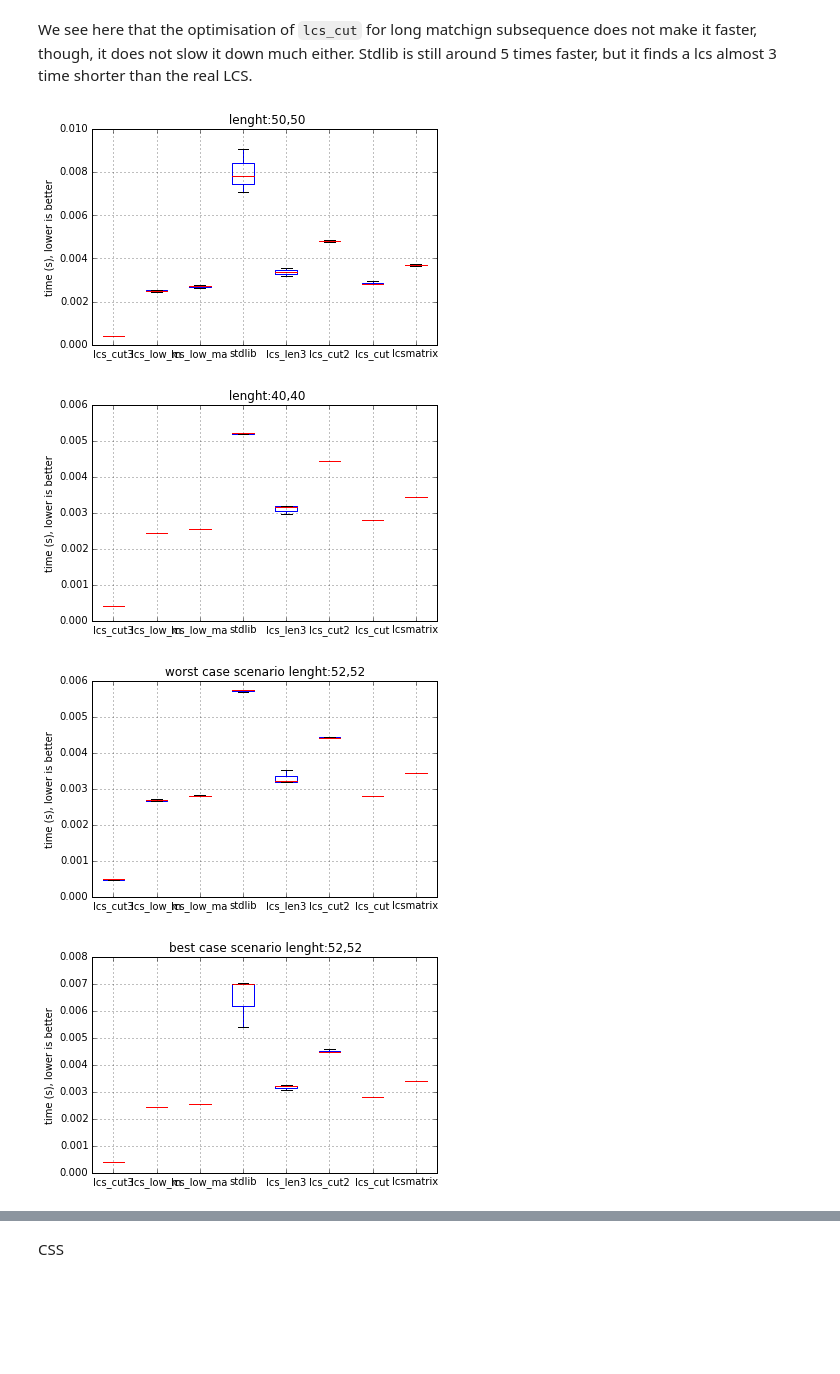
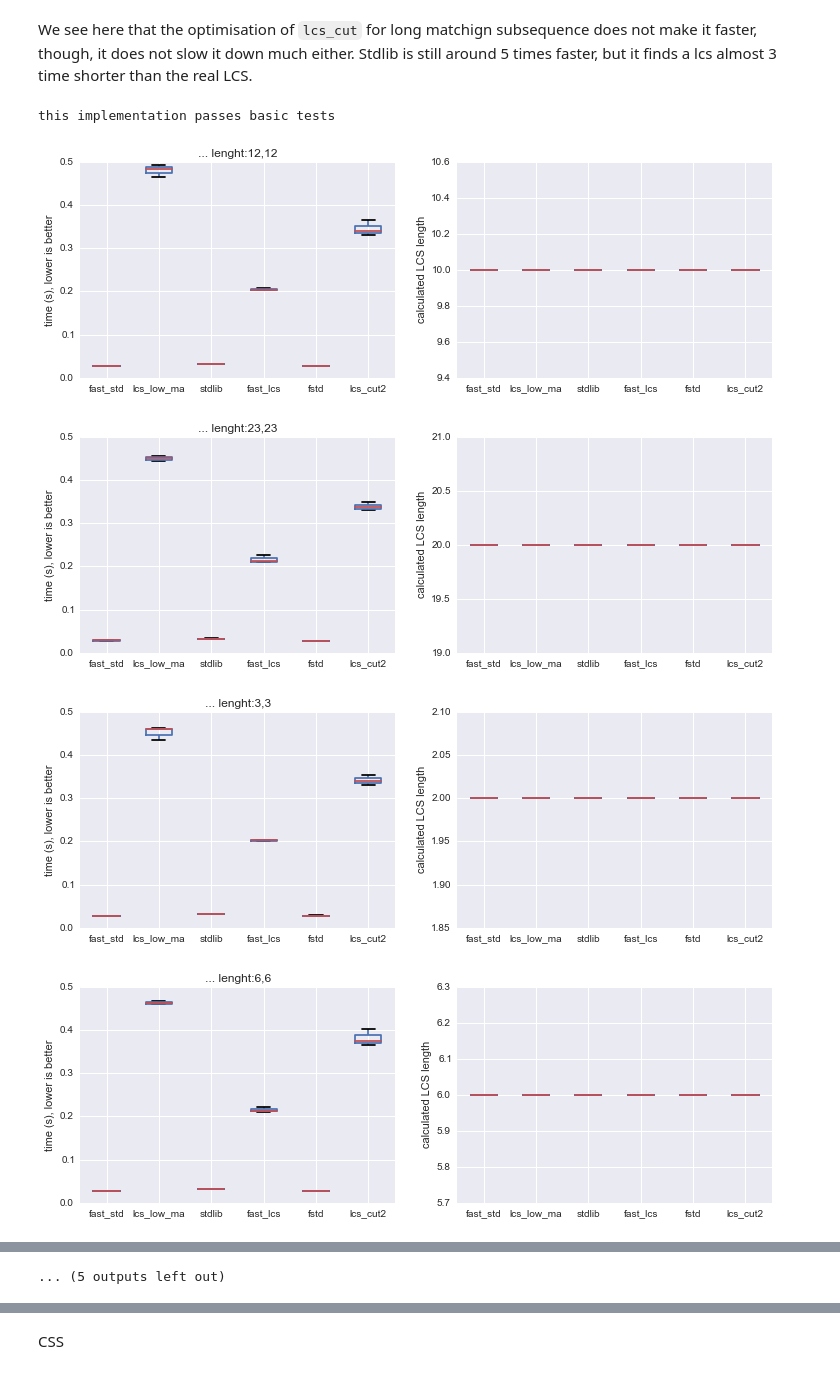
Before and after one commit to Carreau/difflib2.py, a Jupyter notebook: examples/difflib2.ipynb, the cells around one changed output, grey strips where cells are left out. Drawn from its saved outputs; the diff is of its cells as text; code cells hidden in the pictures; blank space fills up the shorter version.

```diff
--- a/examples/difflib2.ipynb
+++ b/examples/difflib2.ipynb
@@ -872,21 +652,30 @@ nt = 10
 s1 = "xzbet"*n
 s2 = "badct"*n
 
-case = (s1,s2,'')
+case = (s1,s2,20)
+
+utils.test_cases.append(case)
 
 s1 = "xada"*n
 s2 = "baza"*n
 
-case2 = (s1,s2,'')
-wcs = ( string.ascii_letters, list(reversed(string.ascii_letters)), 'worst case scenario' )
-bcs = ( string.ascii_letters, string.ascii_letters, 'best case scenario' )
+case2 = (s1,s2,20)
+utils.test_cases.append(case2)
+wcs = ( string.ascii_letters, list(reversed(string.ascii_letters)), 1, 'worst case scenario',1 )
+bcs = ( string.ascii_letters, string.ascii_letters,len(string.ascii_letters), 'best case scenario' )
+
+#utils.test_cases.append(wcs)
+#utils.test_cases.append(bcs)
-# %%
-test_case(case, agree=False)
-test_case(case2, agree=False)
-test_case(wcs, agree=False)
-test_case(bcs, agree=False)
-# %% [output]
-[figure, removed]
-[figure, removed]
-[figure, removed]
-[figure, removed]
+# %%
+fast_lcs = rem_common_extrem( opt_common_char(lcs_cut2) )
+fast_lcs.__name__ = 'fast_lcs'
+fast_lcs = greg(fast_lcs)
+
+for case in utils.test_cases:
+    test_case(case)
+# %% [output]
+this implementation passes basic tests
+[figure, added]
+[figure, added]
+[figure, added]
+[figure, added]
@@ -892,0 +689 @@ test_case(bcs, agree=False)
+... (5 outputs left out)
```
Also changed, not shown: parts of 70 cells of this notebook, 2 other files.
